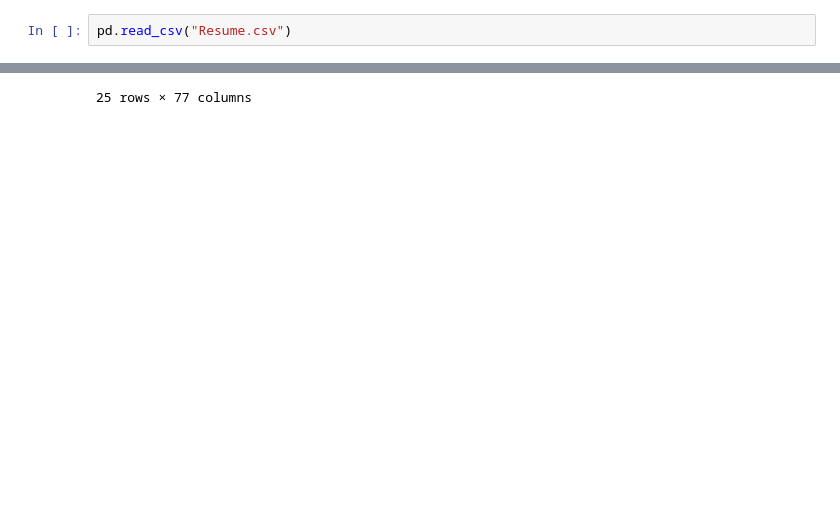
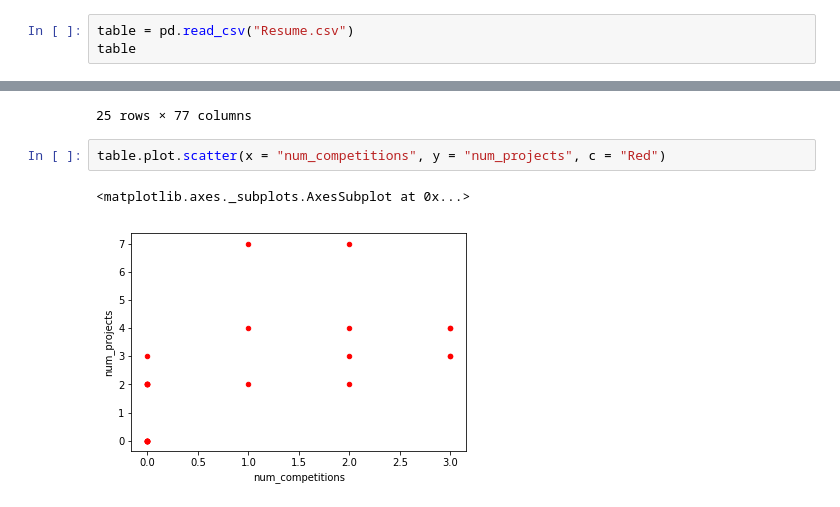
Before and after one commit to resumesai/resumesai.github.io, a Jupyter notebook: analysis/Feature_Analysis.ipynb, the cells around one changed output, grey strips where cells are left out. Drawn from its saved outputs; the diff is of its cells as text; blank space fills up the shorter version.

```diff
--- a/analysis/Feature_Analysis.ipynb
+++ b/analysis/Feature_Analysis.ipynb
@@ -7,5 +11,6 @@ import pandas as pd
 # %%
-pd.read_csv("Resume.csv")
+table = pd.read_csv("Resume.csv")
+table
 # %% [output]
 |  | filename | ready_to_work | years_in_school | major_gpa | overall_gpa | hs_gpa | shows_gpa | took_algorithms | ... |
 | 0 | s052220 | Fall2019 | NaN | NaN | 3.91 | NaN | Yes | Yes | ... |
@@ -25,3 +30,8 @@ pd.read_csv("Resume.csv")
 | 23 | j053801 | Fall2021 | 3.0 | 3.9 | 3.86 | NaN | Yes | Yes | ... |
 | 24 | v051501 | Spring 2021 | NaN | NaN | 3.51 | NaN | Yes | Yes | ... |
 25 rows × 77 columns
+# %%
+table.plot.scatter(x = "num_competitions", y = "num_projects", c = "Red")
+# %% [output]
+<matplotlib.axes._subplots.AxesSubplot at 0x...>
+[figure, added]
```
Also changed, not shown: parts of 19 cells of this notebook, 1 other file.
